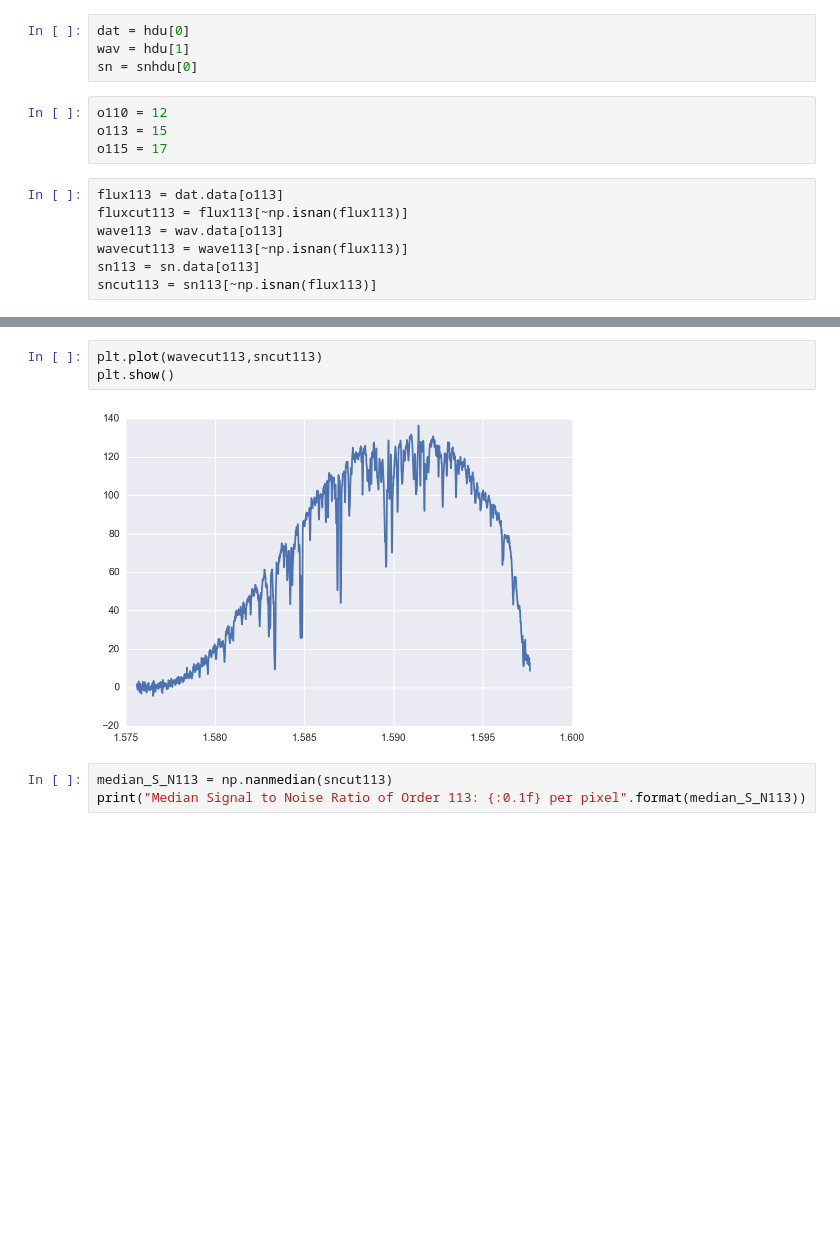
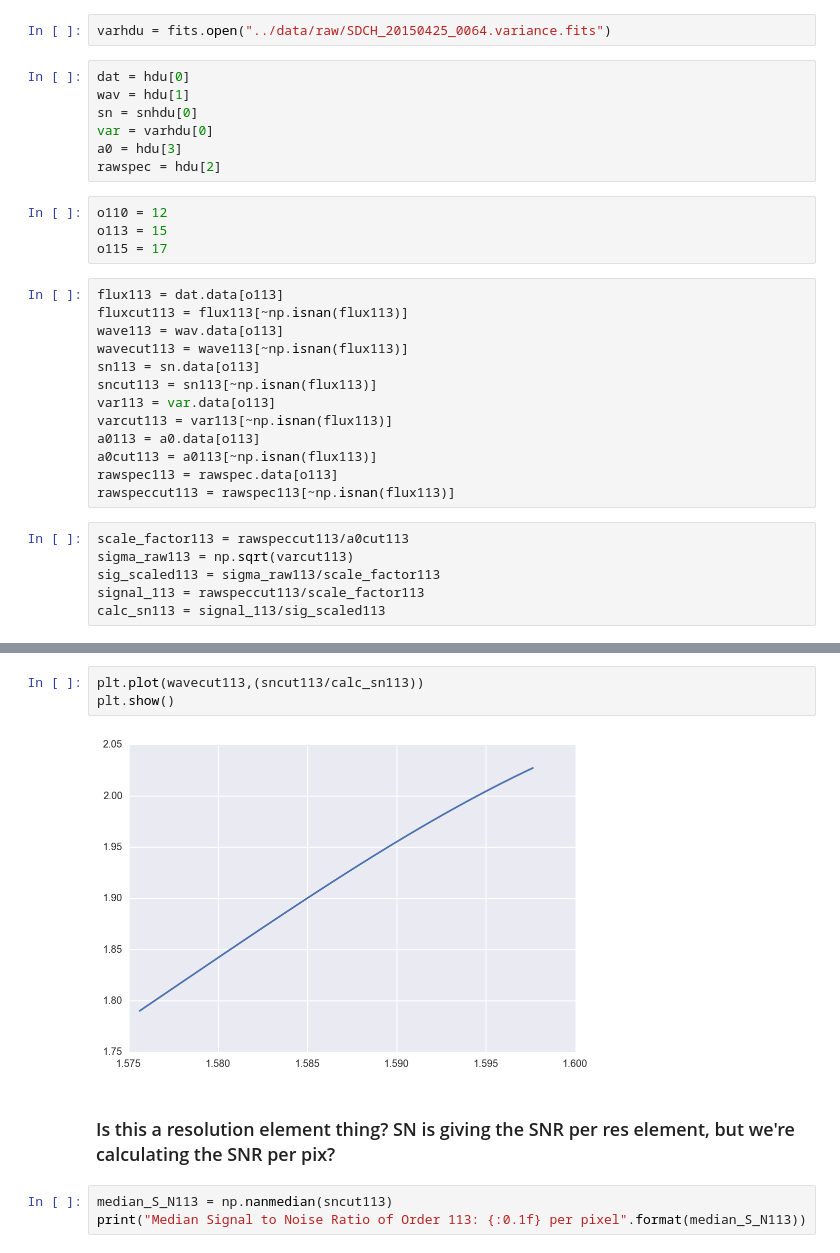
Before and after one commit to BrownDwarf/subsub, a Jupyter notebook: notebooks/Checking_SN_vals.ipynb, the cells around one changed output, grey strips where cells are left out. Cells and saved outputs as stored; diff of their text form; blank space fills up the shorter version.

```diff
--- a/notebooks/Checking_SN_vals.ipynb
+++ b/notebooks/Checking_SN_vals.ipynb
@@ -35,10 +35,15 @@ No.    Name         Type      Cards   Dimensions   Format
 0    PRIMARY     PrimaryHDU     181   (2048, 28)   float32
 # %%
 hdu = fits.open("../data/raw/SDCH_20150425_0064.spec_a0v.fits")
+# %%
+varhdu = fits.open("../data/raw/SDCH_20150425_0064.variance.fits")
 # %%
 dat = hdu[0]
 wav = hdu[1]
 sn = snhdu[0]
+var = varhdu[0]
+a0 = hdu[3]
+rawspec = hdu[2]
 # %%
 o110 = 12
 o113 = 15
@@ -50,3 +55,15 @@ wave113 = wav.data[o113]
 wavecut113 = wave113[~np.isnan(flux113)]
 sn113 = sn.data[o113]
 sncut113 = sn113[~np.isnan(flux113)]
+var113 = var.data[o113]
+varcut113 = var113[~np.isnan(flux113)]
+a0113 = a0.data[o113]
+a0cut113 = a0113[~np.isnan(flux113)]
+rawspec113 = rawspec.data[o113]
+rawspeccut113 = rawspec113[~np.isnan(flux113)]
+# %%
+scale_factor113 = rawspeccut113/a0cut113
+sigma_raw113 = np.sqrt(varcut113)
+sig_scaled113 = sigma_raw113/scale_factor113
+signal_113 = rawspeccut113/scale_factor113
+calc_sn113 = signal_113/sig_scaled113
@@ -53,8 +76,10 @@ sncut113 = sn113[~np.isnan(flux113)]
 # %%
-plt.plot(wavecut113,sncut113)
+plt.plot(wavecut113,(sncut113/calc_sn113))
 plt.show()
 # %% [output]
-[figure, old version]
+[figure, new version]
+# %% [markdown]
+### Is this a resolution element thing? SN is giving the SNR per res element, but we're calculating the SNR per pix?
 # %%
 median_S_N113 = np.nanmedian(sncut113)
 print("Median Signal to Noise Ratio of Order 113: {:0.1f} per pixel".format(median_S_N113))
```
Also changed, not shown: parts of 3 cells of this notebook.
